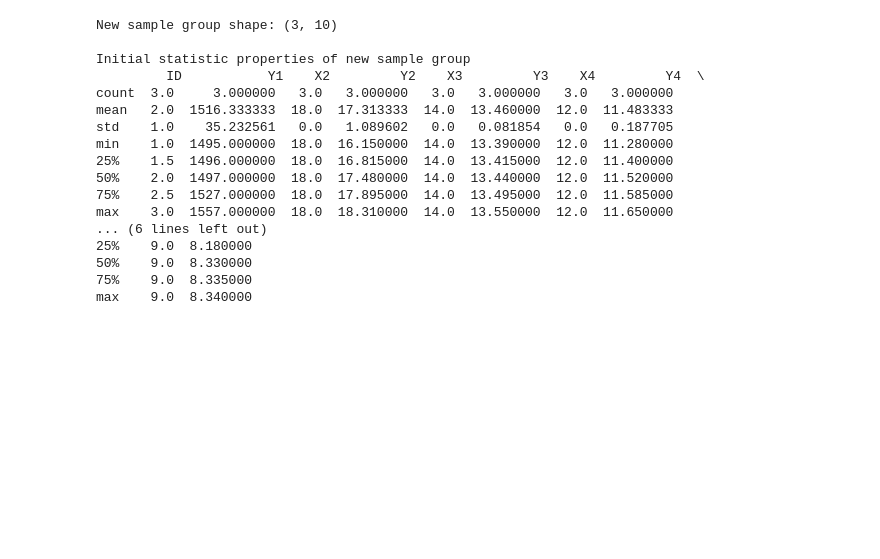
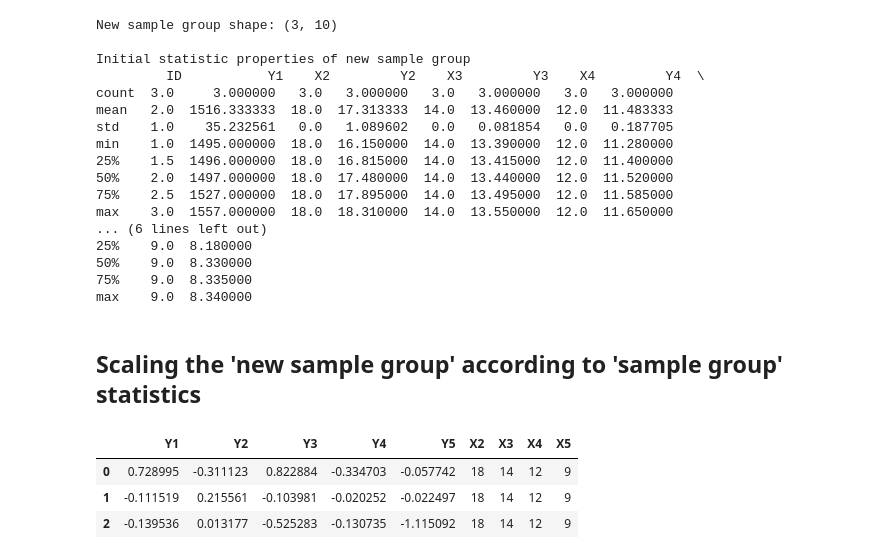
Before and after one commit to RonBartov/Data_Processing, a Jupyter notebook: factory_data_processing.ipynb, the cells around one changed output. Cells and saved outputs as stored; diff of their text form; code cells hidden in the pictures; blank space fills up the shorter version.

```diff
--- a/factory_data_processing.ipynb
+++ b/factory_data_processing.ipynb
@@ -449,4 +448,6 @@ max    3.0  1557.000000  18.0  18.310000  14.0  13.550000  12.0  11.650000
 50%    9.0  8.330000
 75%    9.0  8.335000
 max    9.0  8.340000
+# %% [markdown]
+## **Scaling the 'new sample group' according to 'sample group' statistics**
 # %%
@@ -465,3 +459,10 @@ new_sample_group = pd.concat([scaled_features, sample_group[variables_columns]],
+# %%
+new_sample_group.head()
+# %% [output]
+|  | Y1 | Y2 | Y3 | Y4 | Y5 | X2 | X3 | X4 | X5 |
+| 0 | 0.728995 | -0.311123 | 0.822884 | -0.334703 | -0.057742 | 18 | 14 | 12 | 9 |
+| 1 | -0.111519 | 0.215561 | -0.103981 | -0.020252 | -0.022497 | 18 | 14 | 12 | 9 |
+| 2 | -0.139536 | 0.013177 | -0.525283 | -0.130735 | -1.115092 | 18 | 14 | 12 | 9 |
 # %%
 print(f"Statistic properties of new sample group after scaling \n {new_sample_group.describe()}")
 # %% [output]
```
Also changed, not shown: parts of 14 cells of this notebook.
